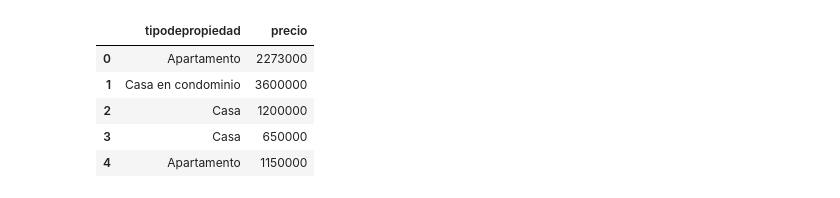
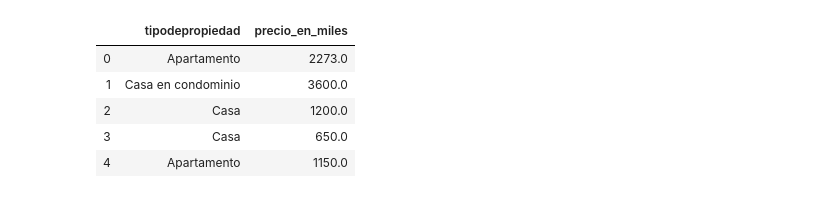
Before and after one commit to PBrrtrn/7506-organizacion-de-datos, a Jupyter notebook: src/exp/rango_de_precios.ipynb, the cells around one changed output. Drawn from its saved outputs; the diff is of its cells as text; code cells hidden in the pictures.

Commit message:
Update rango_de_precios

```diff
--- a/src/exp/rango_de_precios.ipynb
+++ b/src/exp/rango_de_precios.ipynb
@@ -16,12 +23,12 @@ ModuleNotFoundError: No module named 'seaborn'
 # %%
 propiedades_por_tipo = pd.DataFrame()
 propiedades_por_tipo['tipodepropiedad'] = data['tipodepropiedad']
-propiedades_por_tipo['precio'] = data['precio']
+propiedades_por_tipo['precio_en_miles'] = data['precio']/1000
 propiedades_por_tipo.head()
 # %% [output]
-|  | tipodepropiedad | precio |
-| 0 | Apartamento | 2273000 |
-| 1 | Casa en condominio | 3600000 |
-| 2 | Casa | 1200000 |
-| 3 | Casa | 650000 |
-| 4 | Apartamento | 1150000 |
+|  | tipodepropiedad | precio_en_miles |
+| 0 | Apartamento | 2273.0 |
+| 1 | Casa en condominio | 3600.0 |
+| 2 | Casa | 1200.0 |
+| 3 | Casa | 650.0 |
+| 4 | Apartamento | 1150.0 |
```
Also changed, not shown: parts of 15 cells of this notebook.
